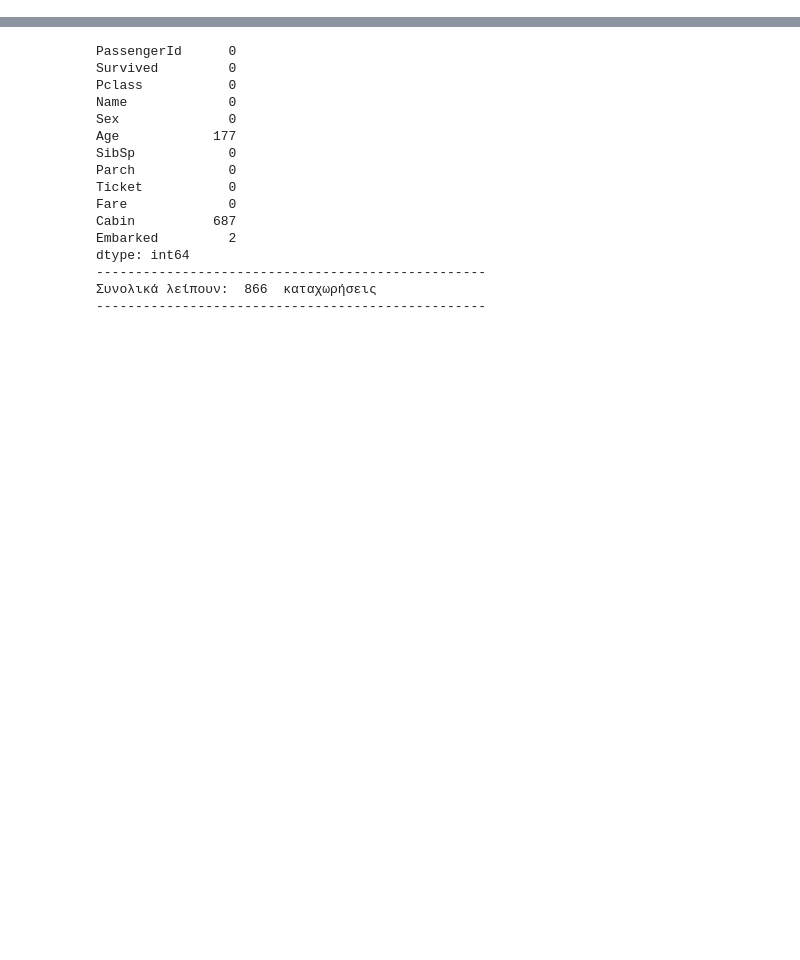
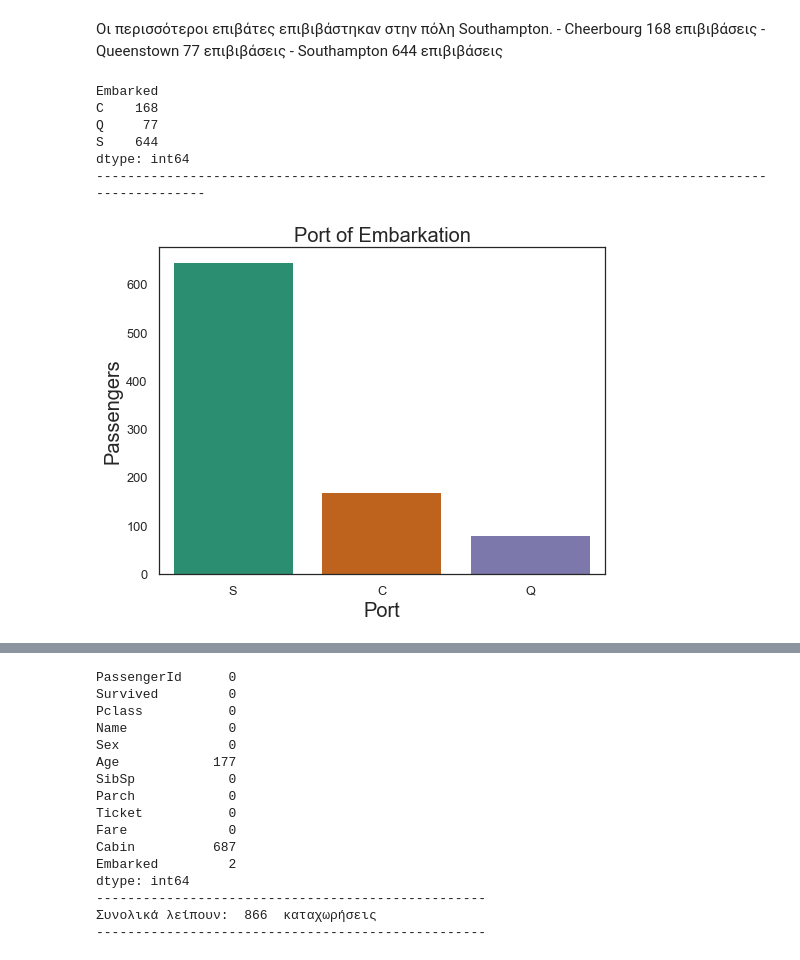
Before and after one commit to stefanosarta/titanic, a Jupyter notebook: titanic.ipynb, the cells around one changed output, grey strips where cells are left out. Cells and saved outputs as stored; diff of their text form; code cells hidden in the pictures; blank space fills up the shorter version.

```diff
--- a/titanic.ipynb
+++ b/titanic.ipynb
@@ -59,0 +102,24 @@ None
+# %% [markdown]
+Οι περισσότεροι επιβάτες επιβιβάστηκαν στην πόλη Southampton.
+    - Cheerbourg 168 επιβιβάσεις
+    - Queenstown 77 επιβιβάσεις
+    - Southampton 644 επιβιβάσεις
+# %%
+print(train_df.groupby(['Embarked']).size())
+print('-'*100)
+plt.figure(figsize=(8,6))
+sns.set_style('white')
+sns.set_context('poster',font_scale=0.8)
+ax = sns.countplot(x='Embarked',data=train_df,palette='Dark2')
+ax.axes.set_title("Port of Embarkation",fontsize=20)
+ax.set_xlabel("Port",fontsize=20)
+ax.set_ylabel("Passengers",fontsize=20)
+plt.savefig('Port.png')
+# %% [output]
+Embarked
+C    168
+Q     77
+S    644
+dtype: int64
+----------------------------------------------------------------------------------------------------
+[figure, added]
```
Also changed, not shown: parts of 34 cells of this notebook.
